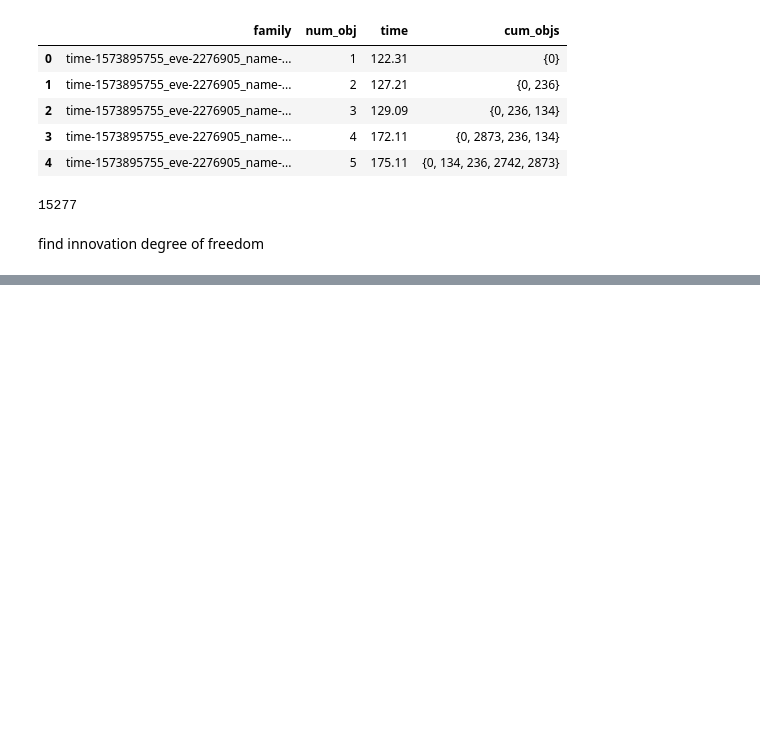
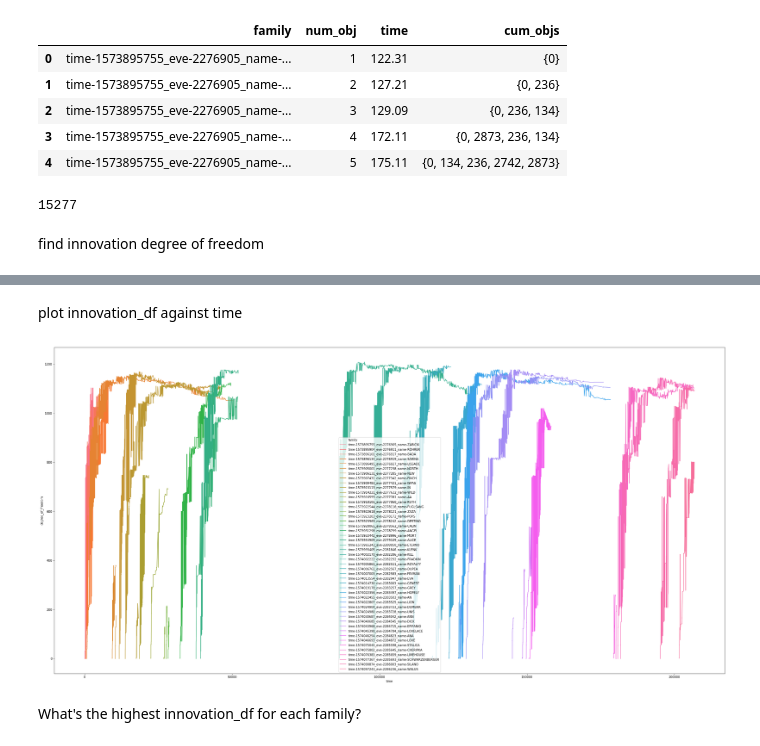
Before and after one commit to nataliavelez/OneHourOneLife, a Jupyter notebook: 5_longitudinal/5_3_innovation_df.ipynb, the cells around one changed output, grey strips where cells are left out. Cells and saved outputs as stored; diff of their text form; code cells hidden in the pictures; blank space fills up the shorter version.

```diff
--- a/5_longitudinal/5_3_innovation_df.ipynb
+++ b/5_longitudinal/5_3_innovation_df.ipynb
@@ -115,3 +108,13 @@ data_new.head()
 # %%
 data_new.to_csv('empowerment_dynamic.csv')
+# %% [markdown]
+plot innovation_df against time
+# %%
+plt.subplots(figsize = (40,20))
+sns.lineplot(data = data_new, x = 'time', y = 'degree_of_freedom', hue = 'family')
+plt.show()
+# %% [output]
+[figure, added]
+# %% [markdown]
+What's the highest innovation_df for each family?
 # %%
```
Also changed, not shown: parts of 8 cells of this notebook.
